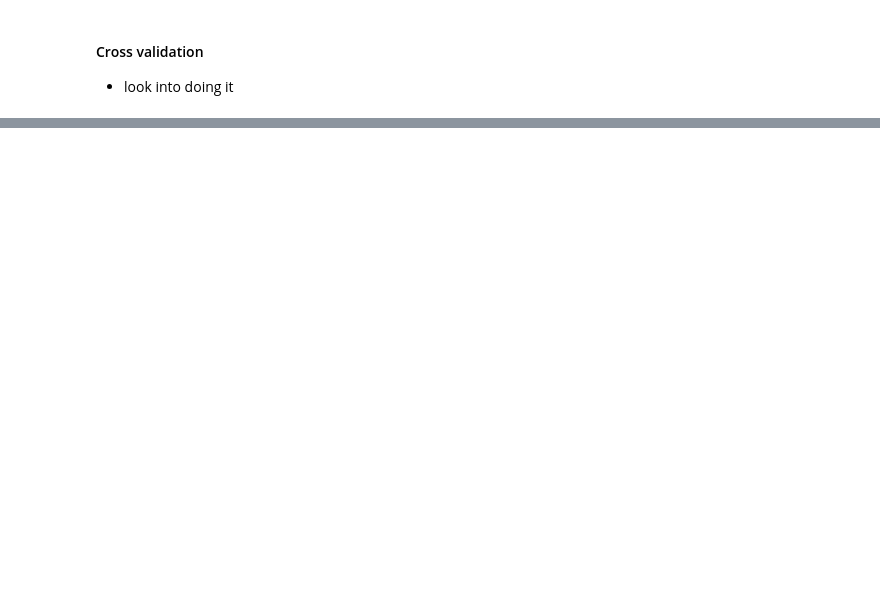
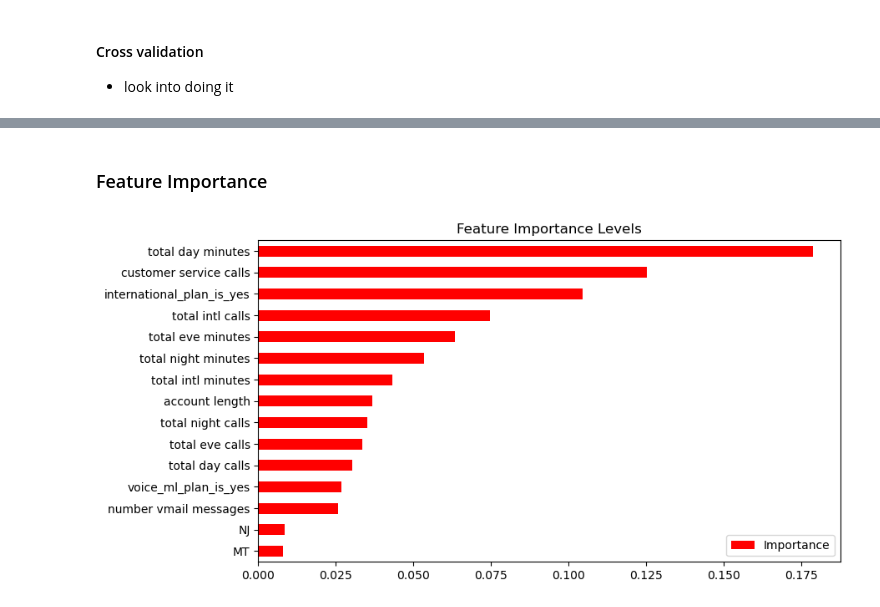
Before and after one commit to billymwangi/telcom-churn-project, a Jupyter notebook: index.ipynb, the cells around one changed output, grey strips where cells are left out. Drawn from its saved outputs; the diff is of its cells as text; code cells hidden in the pictures; blank space fills up the shorter version.

```diff
--- a/index.ipynb
+++ b/index.ipynb
@@ -577,0 +653,25 @@ plt.show()
+# %% [markdown]
+### Feature Importance
+# %%
+# Get the feature importances
+feature_importances = rf_final.feature_importances_
+
+# Create a DataFrame of the feature importances
+importance_df = pd.DataFrame({"Importance": feature_importances}, index=X_train_resampled.columns)
+
+# Sort the DataFrame by importance
+importance_df = importance_df.sort_values(by="Importance", ascending=True)
+
+# Get the top 15 features
+top_15_features = importance_df.tail(15)
+
+# Plot the bar chart
+top_15_features.plot(kind="barh", color="r", figsize=(9, 5))
+
+# Add a title
+plt.title("Feature Importance Levels")
+
+# Show the plot
+plt.show()
+# %% [output]
+[figure, added]
```
Also changed, not shown: parts of 13 cells of this notebook.
